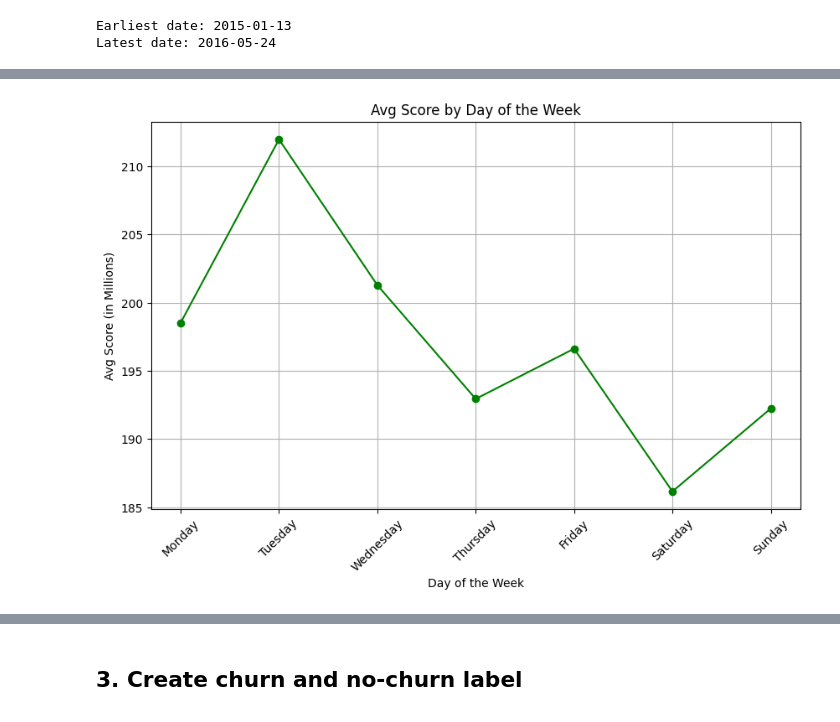
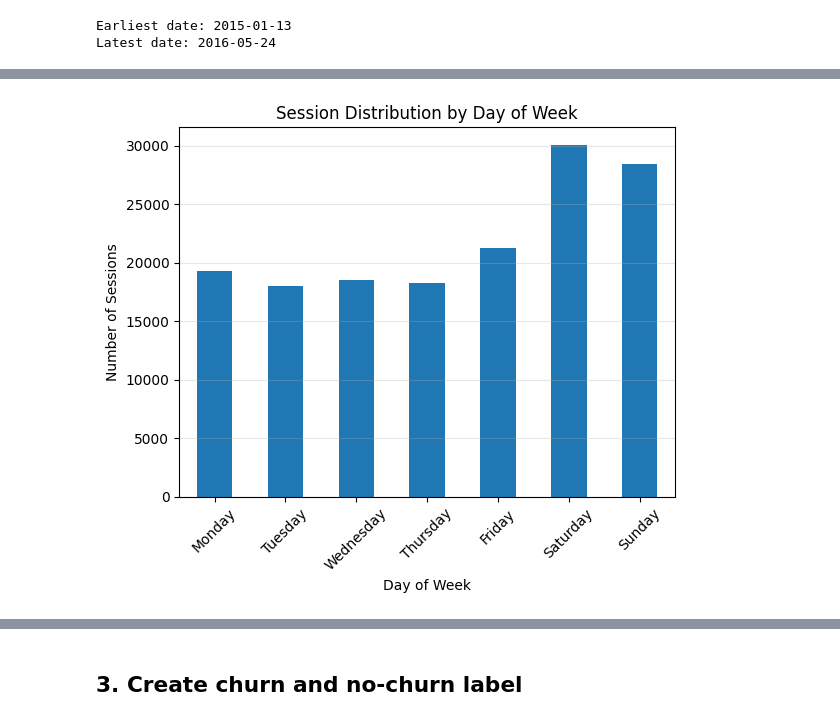
Before and after one commit to catherine0911/Customer-Data, a Jupyter notebook: Group project.ipynb, the cells around one changed output, grey strips where cells are left out. Drawn from its saved outputs; the diff is of its cells as text; code cells hidden in the pictures.

```diff
--- a/Group project.ipynb
+++ b/Group project.ipynb
@@ -63,20 +90,3 @@ print("Latest date:", latest_date)
 # %% [output]
 Earliest date: 2015-01-13
 Latest date: 2016-05-24
-# %%
-#Extract month
-df['month'] = pd.to_datetime(df['date']).dt.month_name()
-categories = ['January', 'February', 'March', 'April', 'May', 'June',
-             'July', 'August', 'September', 'October', 'November', 'December']
-df['month_cat'] = pd.Categorical(df['month'], categories=categories)
-# Average score
-monthly_avg_score = df.groupby('month_cat')['score'].mean() # we can calculate mean score or total score
-# Plot the data
-plt.figure(figsize=(10, 6))
-plt.plot(monthly_avg_score.index, monthly_avg_score.values, marker='o', color='b', linestyle='-')
-plt.xlabel('Month')
-plt.ylabel('Average Score (in Millions)')
-plt.title('Average Score by Month')
-plt.xticks(rotation=45)
-plt.grid(True)
-plt.show()
@@ -85,22 +374,22 @@ plt.show()
 # %%
-# Extract day of the week from 'date' column
-df['day_of_week'] = pd.to_datetime(df['date']).dt.day_name()
-
 # Define order for days of the week
+df['day_of_week'] = df['converted_time'].dt.day_name()
 days_order = ['Monday', 'Tuesday', 'Wednesday', 'Thursday', 'Friday', 'Saturday', 'Sunday']
 df['day_of_week'] = pd.Categorical(df['day_of_week'], categories=days_order, ordered=True)
 
-# Mean score by day of the week
-daily_avg_score = df.groupby('day_of_week', observed=True)['score'].mean()
+day_dist = df['day_of_week'].value_counts().sort_index()
+#Visualization
+day_dist.plot(kind='bar')
+plt.xlabel('Day of Week')
+plt.ylabel('Number of Sessions')
+plt.title('Session Distribution by Day of Week')
+plt.xticks(rotation=45)
+plt.grid(axis='y', alpha=0.3)
+plt.show()
 
-# Plot the data
-plt.figure(figsize=(10, 6))
-plt.plot(daily_avg_score.index, daily_avg_score.values, marker='o', color='g', linestyle='-')
-plt.xlabel('Day of the Week')
-plt.ylabel('Avg Score (in Millions)')
-plt.title('Avg Score by Day of the Week')
-plt.xticks(rotation=45)
-plt.grid(True)
-plt.show()
+
+# WHY THIS MATTERS:
+# - Weekend-only players might be more casual → higher churn?
+# - "Weekend ratio" will be a feature
 # %% [output]
-[figure, old version]
+[figure, new version]
```
Also changed, not shown: parts of 83 cells of this notebook, 1 other file.
